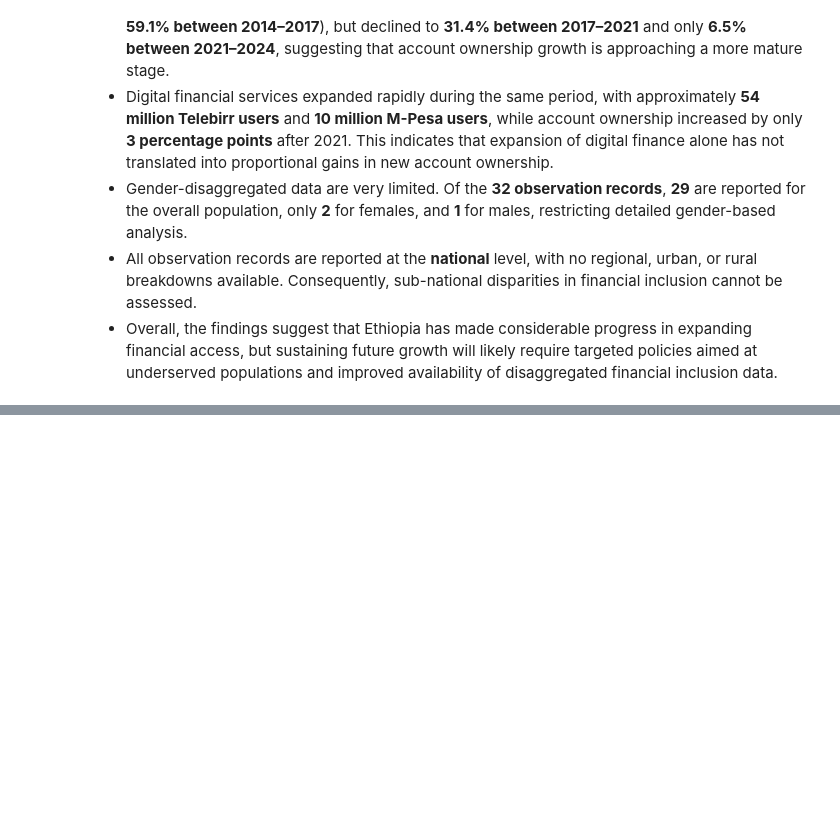
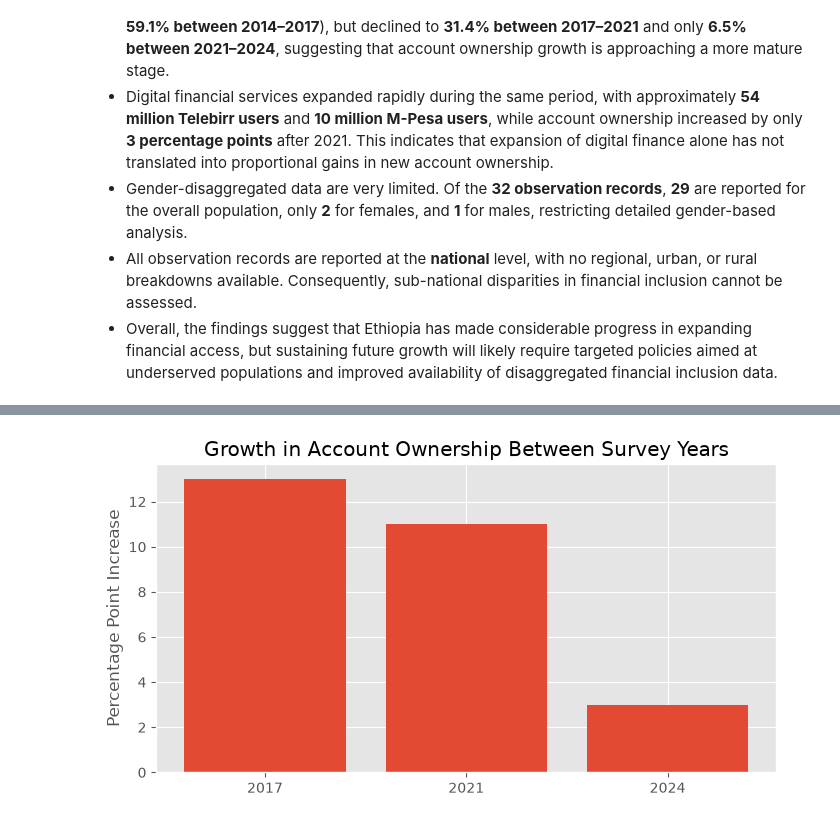
Before and after one commit to Lalisecf/ethiopia-fi-forecast-week11, a Jupyter notebook: notebooks/task_2_eda.ipynb, the cells around one changed output, grey strips where cells are left out. Cells and saved outputs as stored; diff of their text form; code cells hidden in the pictures; blank space fills up the shorter version.

```diff
--- a/notebooks/task_2_eda.ipynb
+++ b/notebooks/task_2_eda.ipynb
@@ -776,0 +852,11 @@ Key findings include:
+# %%
+access_growth = observations[
+    (observations["indicator_code"] == "ACC_OWNERSHIP") &
+    (observations["gender"] == "all")
+].copy()
+
+access_growth = access_growth.sort_values("observation_date")
+
+access_growth["growth_pp"] = access_growth["value_numeric"].diff()
+
+access_growth
@@ -776,0 +869,17 @@ Key findings include:
+# %%
+#Visualize Growth
+plt.figure(figsize=(8,4))
+
+plt.bar(
+    access_growth["observation_date"].dt.year.astype(str),
+    access_growth["growth_pp"]
+)
+
+plt.title("Growth in Account Ownership Between Survey Years")
+plt.ylabel("Percentage Point Increase")
+
+plt.show()
+
+plt.show()
+# %% [output]
+[figure, added]
```
Also changed, not shown: parts of 23 cells of this notebook.
